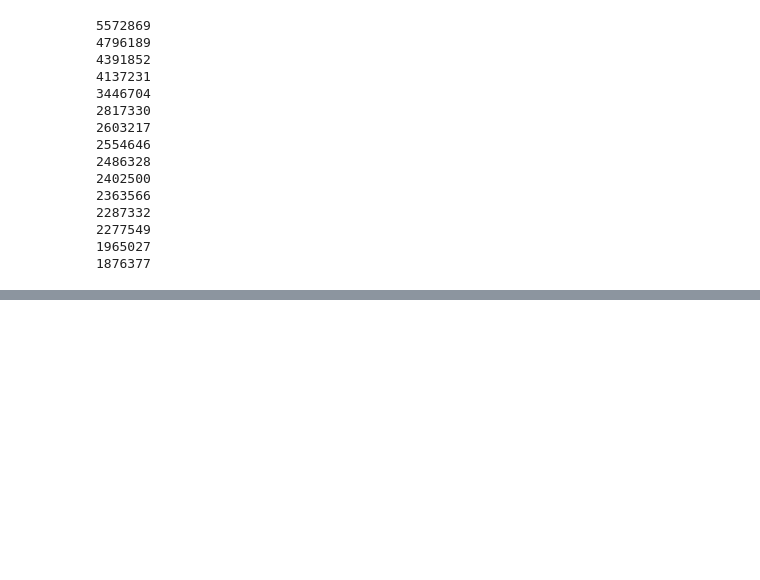
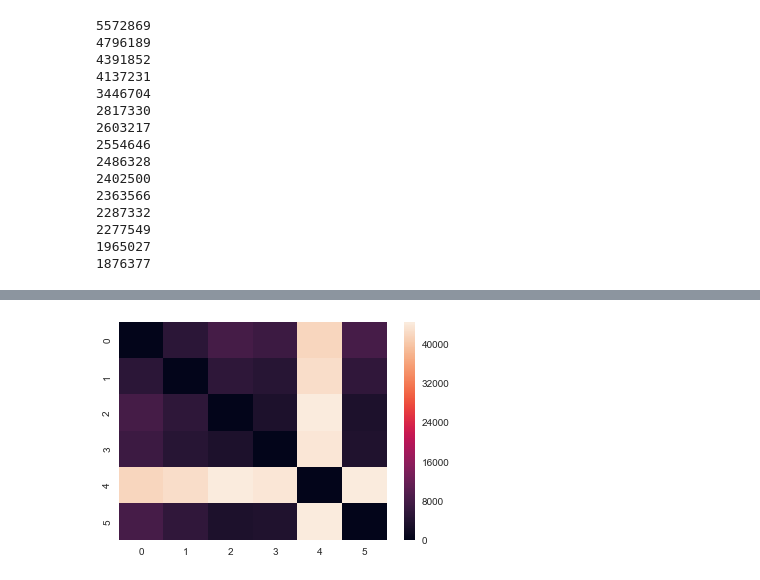
Before and after one commit to garner1/refgenomeLP, a Jupyter notebook: vectorization.ipynb, the cells around one changed output, grey strips where cells are left out. Saved outputs shown, nothing was run; the diff lists cells and outputs as text; code cells hidden in the pictures; blank space fills up the shorter version.

```diff
--- a/vectorization.ipynb
+++ b/vectorization.ipynb
@@ -177,0 +226,11 @@ dtm = vectorizer.fit_transform(corpus) # get document-term matrix
+# %%
+X = np.zeros( (len(allfiles),allfiles[0][0].shape[0]*allfiles[0][0].shape[1]) )
+for ind in range(6):
+    a = np.asarray(allfiles[ind][0])
+    b = np.diag( allfiles[ind][1] )
+    X[ind,:] = np.dot(a, b).reshape((1,a.shape[0]*b.shape[1]))
+# %%
+from scipy.spatial.distance import pdist, squareform
+
+Y = pdist(X, 'euclidean')
+D = squareform(Y)
@@ -177,0 +244,6 @@ dtm = vectorizer.fit_transform(corpus) # get document-term matrix
+# %%
+import seaborn as sns; sns.set()
+
+ax = sns.heatmap( D[:6,:6] )
+# %% [output]
+[figure, added]
```
Also changed, not shown: parts of 7 cells of this notebook, 1 other file.
